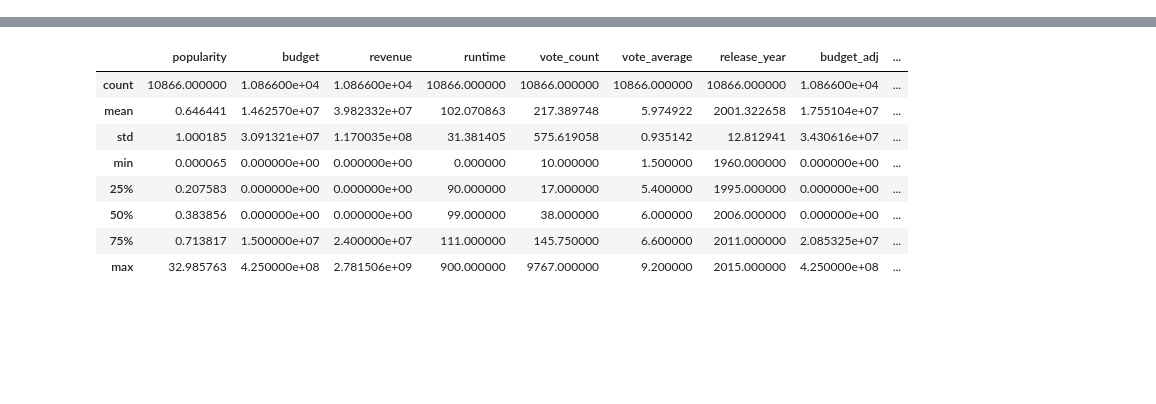
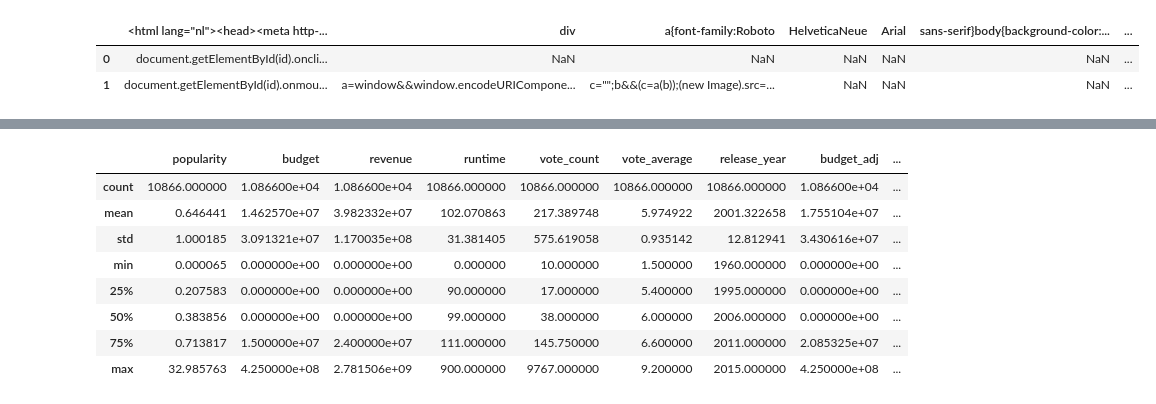
Before and after one commit to KaoriMI/Project_Investigate_a_Dataset, a Jupyter notebook: Draft_report.ipynb, the cells around one changed output, grey strips where cells are left out. Drawn from its saved outputs; the diff is of its cells as text; code cells hidden in the pictures; blank space fills up the shorter version.

```diff
--- a/Draft_report.ipynb
+++ b/Draft_report.ipynb
@@ -6,6 +6,12 @@ import matplotlib.pyplot as plt
 %matplotlib inline
 # %%
 df = pd.read_csv('tmdb-movies.csv')
+# %%
+df_test
+# %% [output]
+|  | <html lang="nl"><head><meta http-... | div | a{font-family:Roboto | HelveticaNeue | Arial | sans-serif}body{background-color:... | ... |
+| 0 | document.getElementById(id).oncli... | NaN | NaN | NaN | NaN | NaN | ... |
+| 1 | document.getElementById(id).onmou... | a=window&&window.encodeURICompone... | c="";b&&(c=a(b));(new Image).src=... | NaN | NaN | NaN | ... |
 # %%
 df.head(3)
 # %% [output]
```
Also changed, not shown: parts of 52 cells of this notebook.
